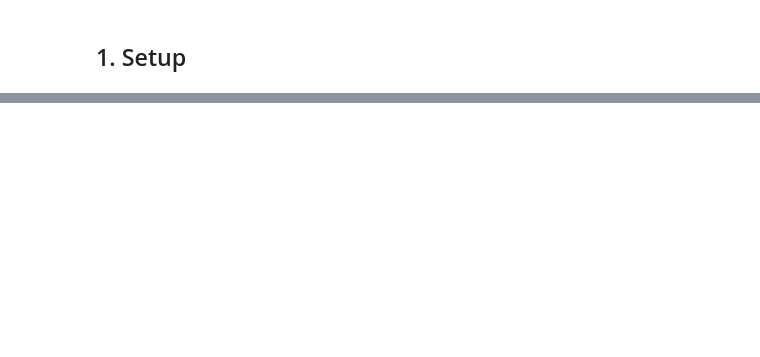
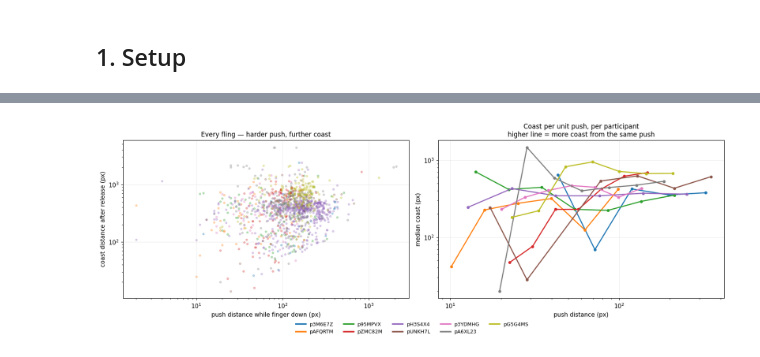
Before and after one commit to williaminsley/BBDC-Prototype-2-Research, a Jupyter notebook: notebooks/modelling/06_gesture_morphology.ipynb, the cells around one changed output, grey strips where cells are left out. Saved outputs shown, nothing was run; the diff lists cells and outputs as text; code cells hidden in the pictures; blank space fills up the shorter version.

```diff
--- a/notebooks/modelling/06_gesture_morphology.ipynb
+++ b/notebooks/modelling/06_gesture_morphology.ipynb
@@ -694,0 +445,40 @@ these participants has turned out to be tempo wearing different hats.
+# %%
+def plot_push_coast(scroll_g):
+    fl = scroll_g.loc[scroll_g['gesture'] == 'scroll_fling']
+    fig, axes = plt.subplots(1, 2, figsize=(15, 5.2))
+
+    ax = axes[0]
+    for p in PARTICIPANTS:
+        d = fl.loc[fl['participantId'] == p]
+        d = d.loc[(d['scroll_during_px'] > 0) & (d['scroll_coast_px'] > 0)]
+        if len(d) < 15:
+            continue
+        ax.scatter(d['scroll_during_px'], d['scroll_coast_px'], s=9, alpha=0.28, color=pcolor(p))
+    ax.set_xscale('log'); ax.set_yscale('log')
+    ax.set_xlabel("push distance while finger down (px)")
+    ax.set_ylabel("coast distance after release (px)")
+    ax.set_title("Every fling — harder push, further coast")
+
+    ax = axes[1]
+    for p in PARTICIPANTS:
+        d = fl.loc[fl['participantId'] == p]
+        d = d.loc[(d['scroll_during_px'] > 0) & (d['scroll_coast_px'] > 0)]
+        if len(d) < 15:
+            continue
+        bins = np.logspace(np.log10(max(d['scroll_during_px'].min(), 5)),
+                           np.log10(d['scroll_during_px'].quantile(0.95)), 8)
+        d = d.assign(b=pd.cut(d['scroll_during_px'], bins))
+        agg = d.groupby('b', observed=True)['scroll_coast_px'].median()
+        ctr = [iv.mid for iv in agg.index]
+        ax.plot(ctr, agg.values, 'o-', color=pcolor(p), lw=1.8, markersize=4)
+    ax.set_xscale('log'); ax.set_yscale('log')
+    ax.set_xlabel("push distance (px)"); ax.set_ylabel("median coast (px)")
+    ax.set_title("Coast per unit push, per participant\nhigher line = more coast from the same push")
+    handles = [Line2D([0], [0], color=pcolor(p), lw=2.4, label=p) for p in PARTICIPANTS]
+    fig.legend(handles=handles, loc='lower center', ncol=5, frameon=False, fontsize=8.5)
+    plt.tight_layout(rect=[0, 0.06, 1, 1]); plt.show(); plt.close(fig)
+
+
+plot_push_coast(scroll_g)
+# %% [output]
+[figure, added]
```
Also changed, not shown: parts of 47 cells of this notebook, 2 other files.
